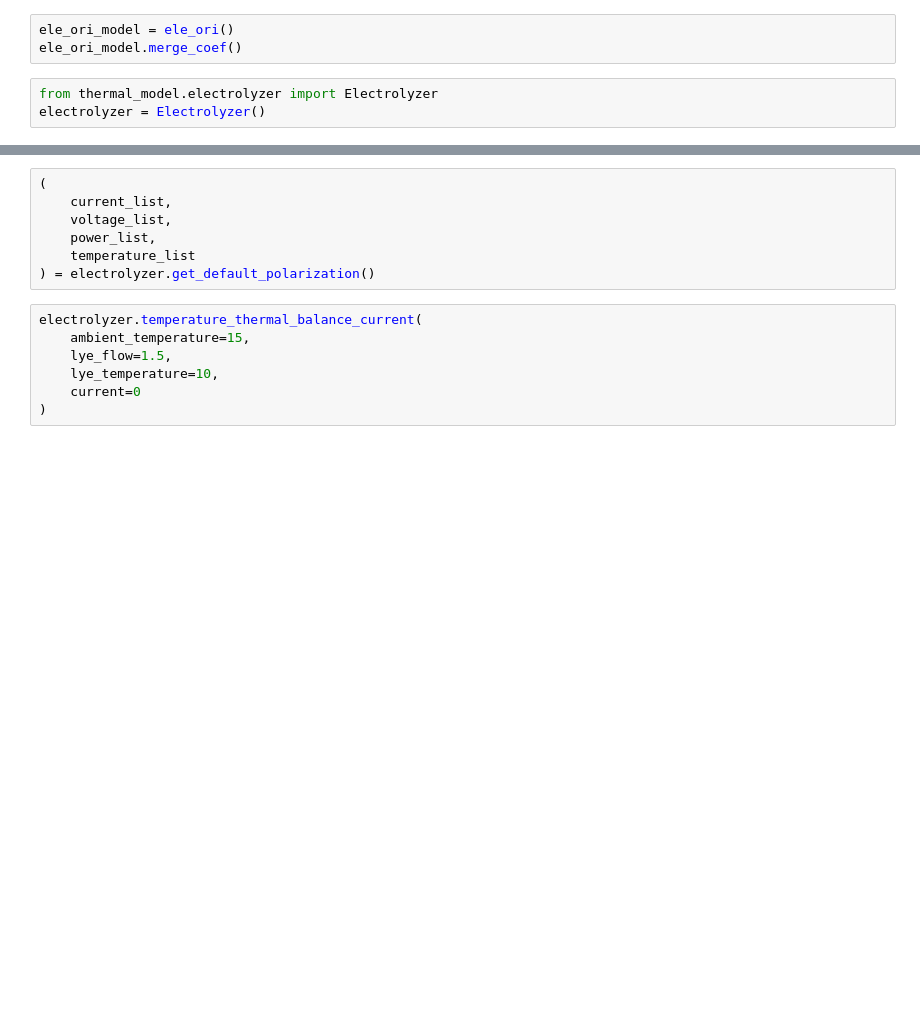
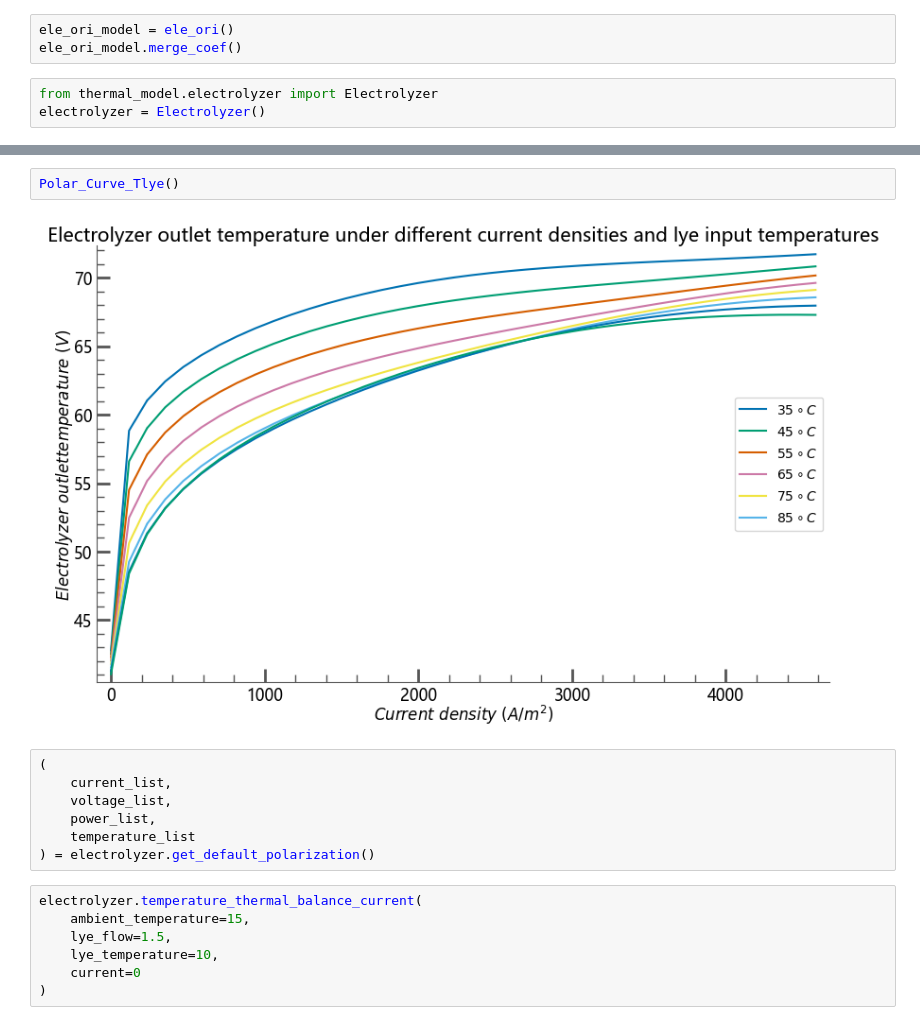
Before and after one commit to GustavHenry/Electrolyzer-dynamic-model, a Jupyter notebook: src/Thermal model test.ipynb, the cells around one changed output, grey strips where cells are left out. Drawn from its saved outputs; the diff is of its cells as text; blank space fills up the shorter version.

```diff
--- a/src/Thermal model test.ipynb
+++ b/src/Thermal model test.ipynb
@@ -106,3 +138,7 @@ ele_ori_model.polarizationcurve(
+# %%
+Polar_Curve_Tlye()
+# %% [output]
+[figure, added]
 # %%
 (
     current_list,
```
Also changed, not shown: parts of 5 cells of this notebook, 2 other files.
